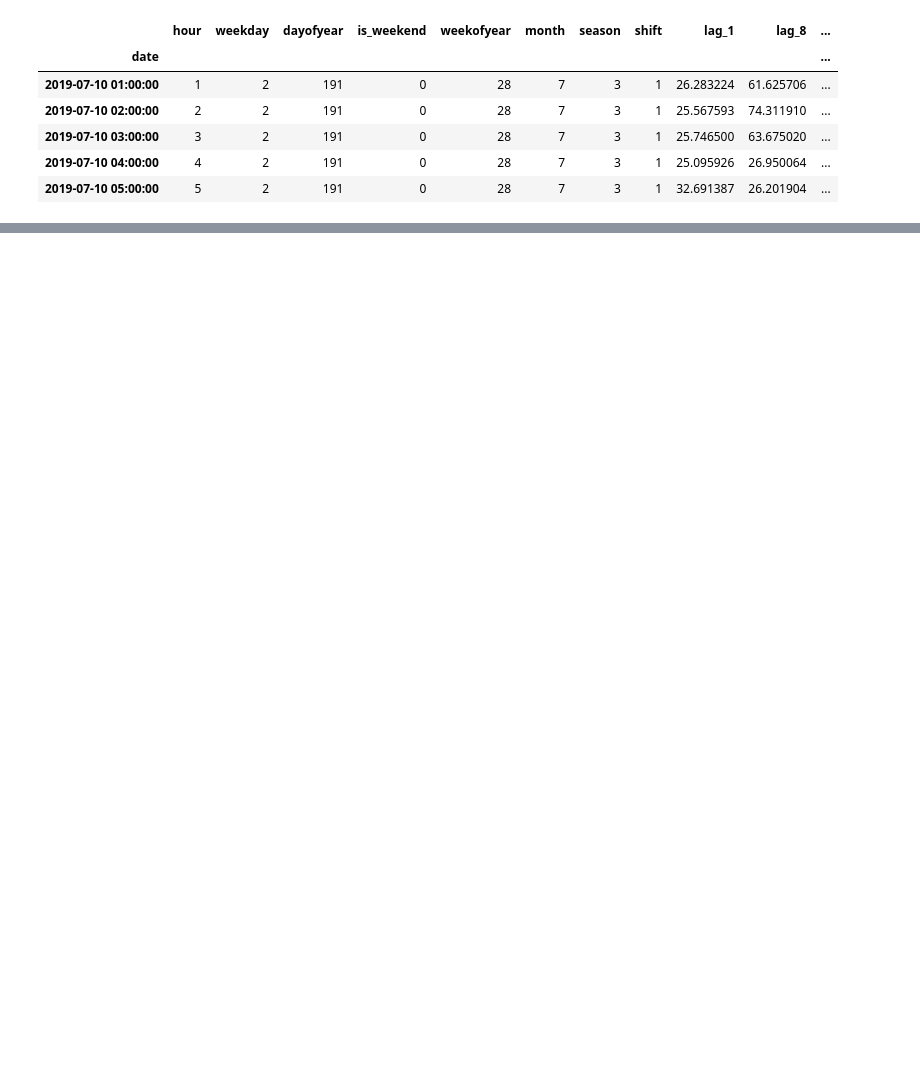
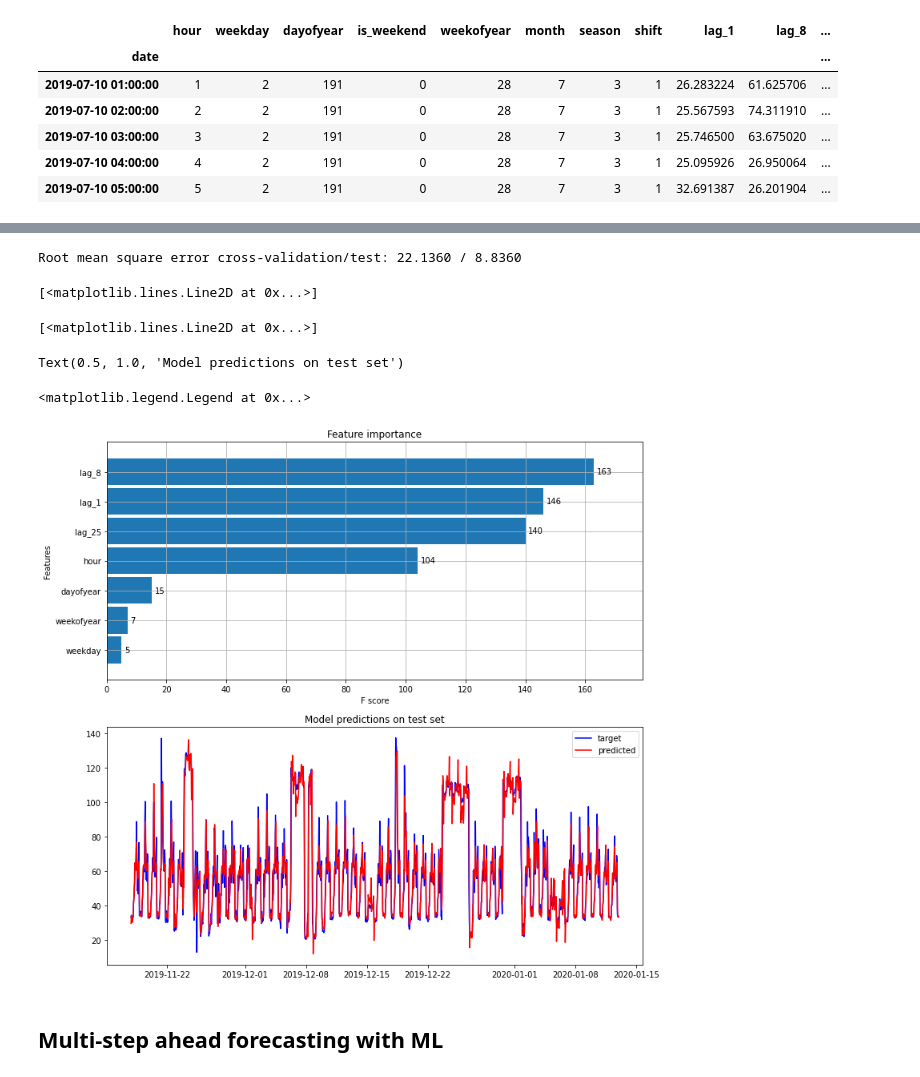
Before and after one commit to DanielDaCosta/energy-forecast, a Jupyter notebook: DataAnalysis.ipynb, the cells around one changed output, grey strips where cells are left out. Saved outputs shown, nothing was run; the diff lists cells and outputs as text; code cells hidden in the pictures; blank space fills up the shorter version.

```diff
--- a/DataAnalysis.ipynb
+++ b/DataAnalysis.ipynb
@@ -355,0 +549,37 @@ features.head()
+# %%
+# evaluate the best model on the test set
+res = train_xgb(best, X_test, y_test)
+xgb_model = res["model"]
+predictions = xgb_model.predict(X_test)
+cv_score = min([f["loss"] for f in trials.results if f["status"] == STATUS_OK])
+test_score = mape(y_test.values, predictions)
+
+print(f"Root mean square error cross-validation/test: {cv_score:.4f} / {test_score:.4f}")
+# %% [output]
+Root mean square error cross-validation/test: 22.1360 / 8.8360
+# %%
+# inverse transform
+actual = y_test
+predictions = pd.Series(data=predictions, index=y_test.index)
+# predictions = transformer.inverse(y_test.index, predictions)
+# actual = transformer.inverse(y_test.index, y_test.values)
+
+# plot predictions on the test set
+fig, (ax1, ax2) = plt.subplots(2, 1, figsize=(12, 12))
+_ = xgb.plot_importance(xgb_model, height=0.9, ax=ax1)
+ax2.plot(actual, label="target", color="blue")
+ax2.plot(predictions, label="predicted", color="red")
+ax2.set_title("Model predictions on test set")
+ax2.legend()
+plt.show()
+
+# store the results
+xgb_predictions = predictions.copy()
+# %% [output]
+[<matplotlib.lines.Line2D at 0x...>]
+[<matplotlib.lines.Line2D at 0x...>]
+Text(0.5, 1.0, 'Model predictions on test set')
+<matplotlib.legend.Legend at 0x...>
+[figure, added]
+# %% [markdown]
+## Multi-step ahead forecasting with ML
```
Also changed, not shown: parts of 13 cells of this notebook.
